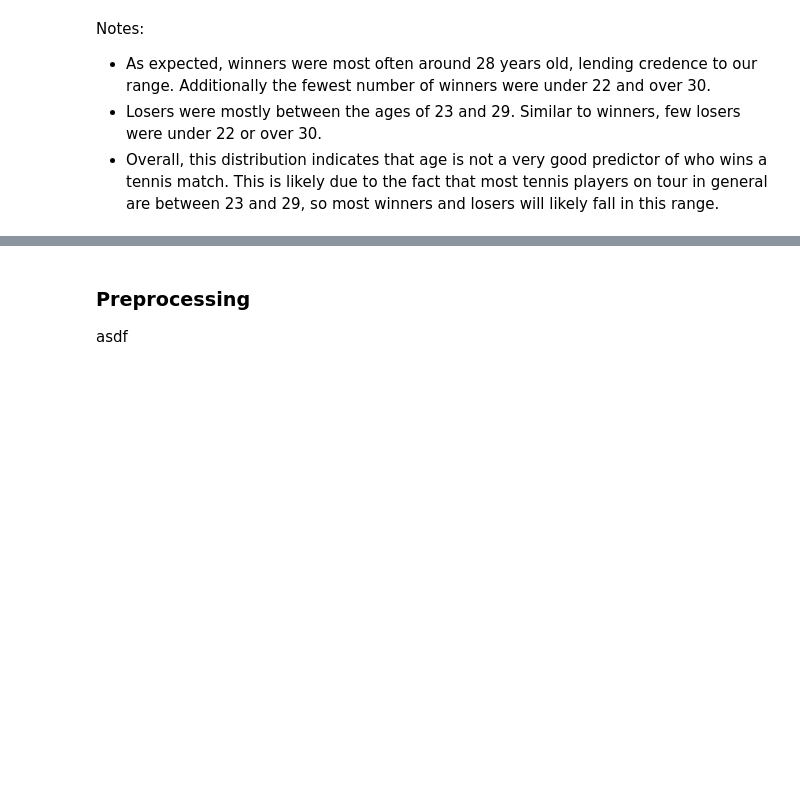
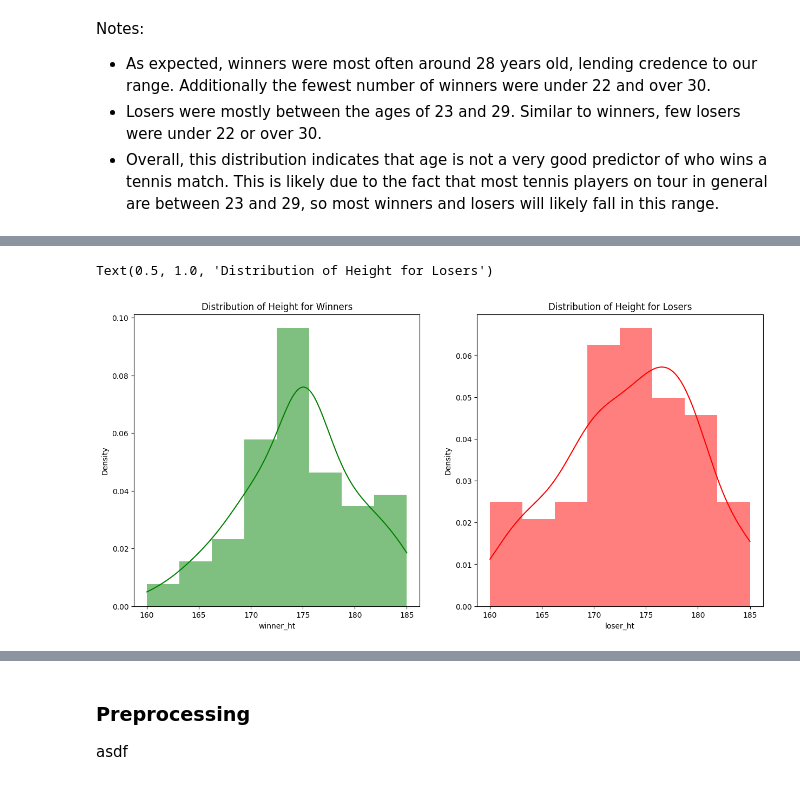
Before and after one commit to AnnambhotlaK/mlproject, a Jupyter notebook: notebook/wta_match_eda.ipynb, the cells around one changed output, grey strips where cells are left out. Saved outputs shown, nothing was run; the diff lists cells and outputs as text; code cells hidden in the pictures; blank space fills up the shorter version.

Commit message:
wrap up eda with height comparisons, finish with conclusions

```diff
--- a/notebook/wta_match_eda.ipynb
+++ b/notebook/wta_match_eda.ipynb
@@ -384,0 +389,14 @@ Notes:
+# %%
+# Visualize distribution of height for winners and losers
+# We would expect winners to be taller than losers, since height allows for a better serve
+fig, axs = plt.subplots(1, 2, figsize=(15, 7))
+plt.subplot(121)
+sns.histplot(w_stats['winner_ht'], color='green', label='Winner Height', kde=True, stat="density", linewidth=0)
+plt.title('Distribution of Height for Winners')
+
+plt.subplot(122)
+sns.histplot(l_stats['loser_ht'], color='red', label='Loser Height', kde=True, stat="density", linewidth=0)
+plt.title('Distribution of Height for Losers')
+# %% [output]
+Text(0.5, 1.0, 'Distribution of Height for Losers')
+[figure, added]
```
Also changed, not shown: parts of 2 cells of this notebook.
